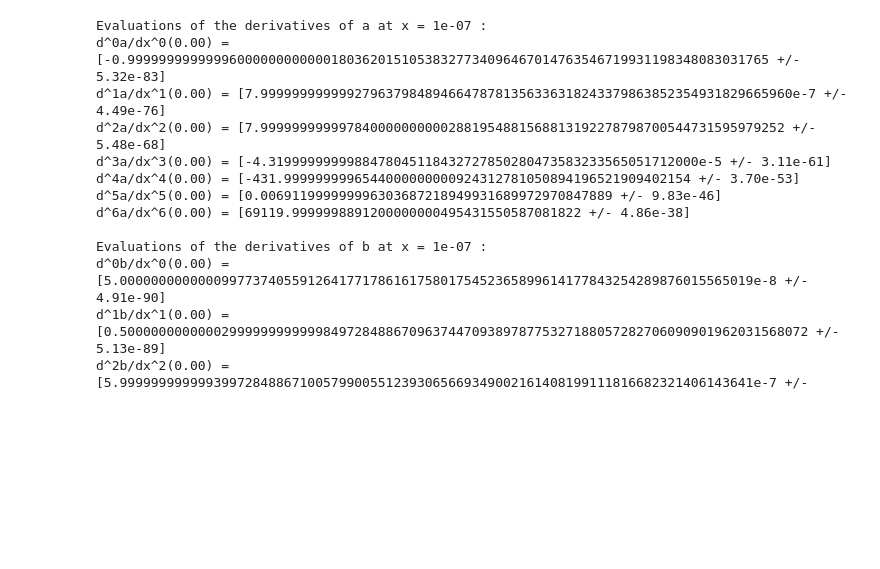
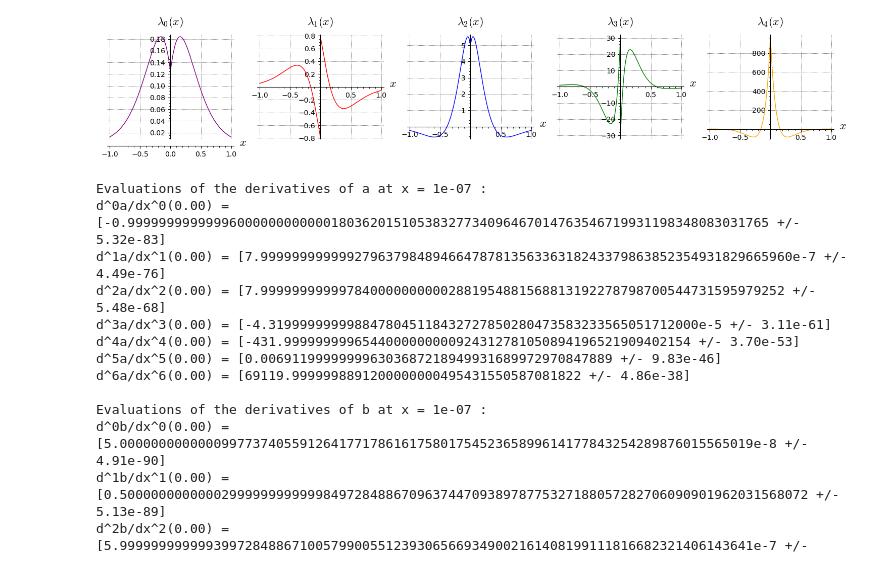
Before and after one commit to Hazdard/fluids_arith, a Jupyter notebook: rigorous_kernel.ipynb, the cells around one changed output. Saved outputs shown, nothing was run; the diff lists cells and outputs as text; code cells hidden in the pictures; blank space fills up the shorter version.

```diff
--- a/rigorous_kernel.ipynb
+++ b/rigorous_kernel.ipynb
@@ -32,12 +32,12 @@ phi_list = [phi_0, phi_1, phi_2, phi_3]
 # Base Fourier function
 f = (1 + 4*pi*abs(x) + 4*pi^2*x^2) * exp(-2*pi*abs(x)) / 8
 
-# Transformées inverses
+lambda_0 = f
 lambda_1 = diff(f, x)
 lambda_2 = -diff(f, x, 2)
 lambda_3 = diff(f, x, 3)
 lambda_4 = diff(f, x, 4)
-lambda_list = [lambda_1,lambda_2,lambda_3,lambda_4]
+lambda_list = [lambda_0,lambda_1,lambda_2,lambda_3,lambda_4]
 # %%
 # Convert symbolic functions to numerical ones evaluable on RealBallField elements
 a_funcs = [fast_callable(expr, vars=[x], domain=R) for expr in a_derivs]
@@ -47,3 +60,16 @@ lambda_funcs = [fast_callable(lambda_expr, vars=[x], domain=R) for lambda_expr i
+# %%
+plots = []
+colors = ['purple', 'red', 'blue', 'green', 'orange']
+
+for k in range(5):
+    axes_label = [r'$x$', f'$\\lambda_{{{k}}}(x)$']
+    p = plot(lambda_list[k], (x, -1, 1), color=colors[k],figsize=3,
+             axes_labels=axes_label, gridlines=True)
+    plots.append(p)
+
+show(graphics_array([plots]), figsize=[15, 3])
+# %% [output]
+[figure, added]
 # %%
 x0 = R(0.0000001)
 
```
Also changed, not shown: parts of 2 cells of this notebook.
